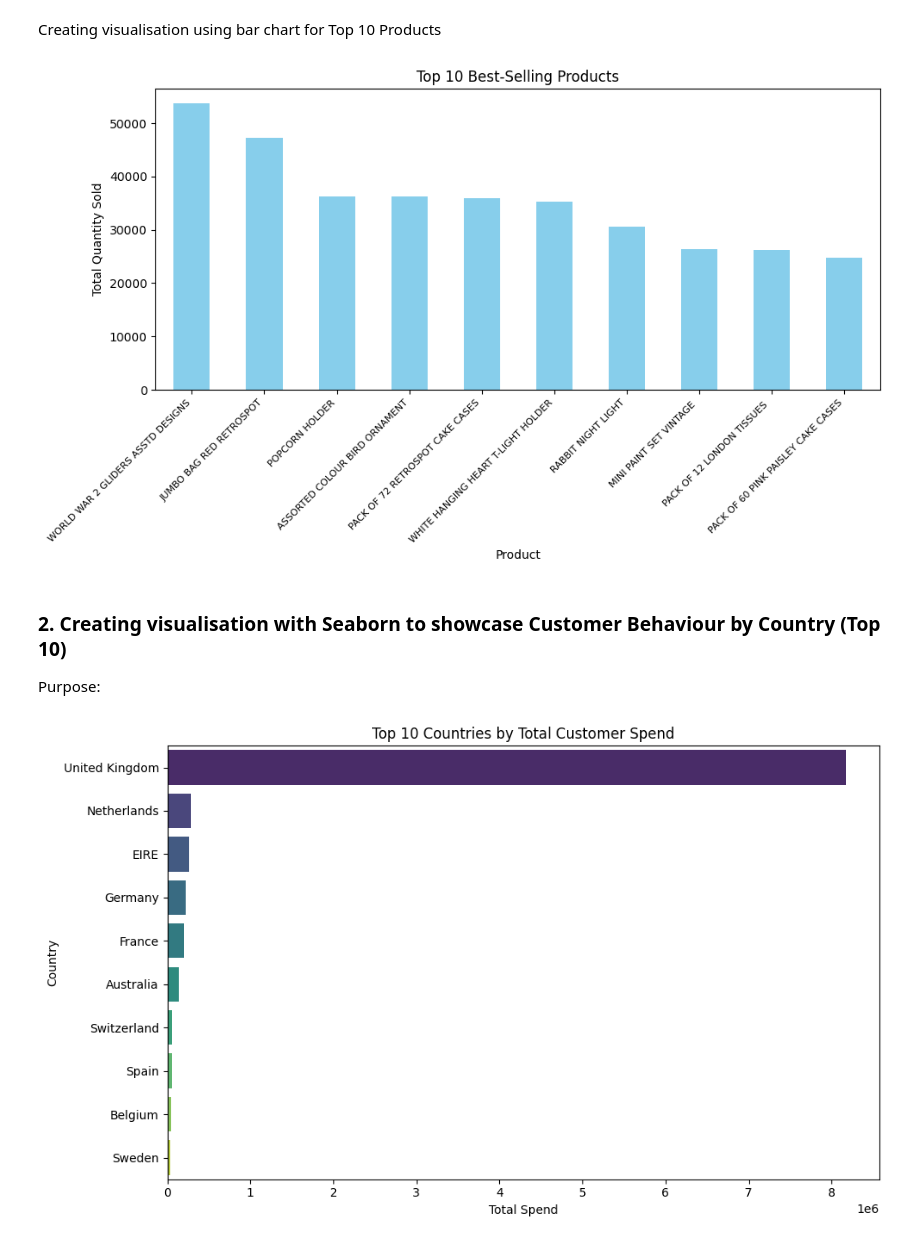
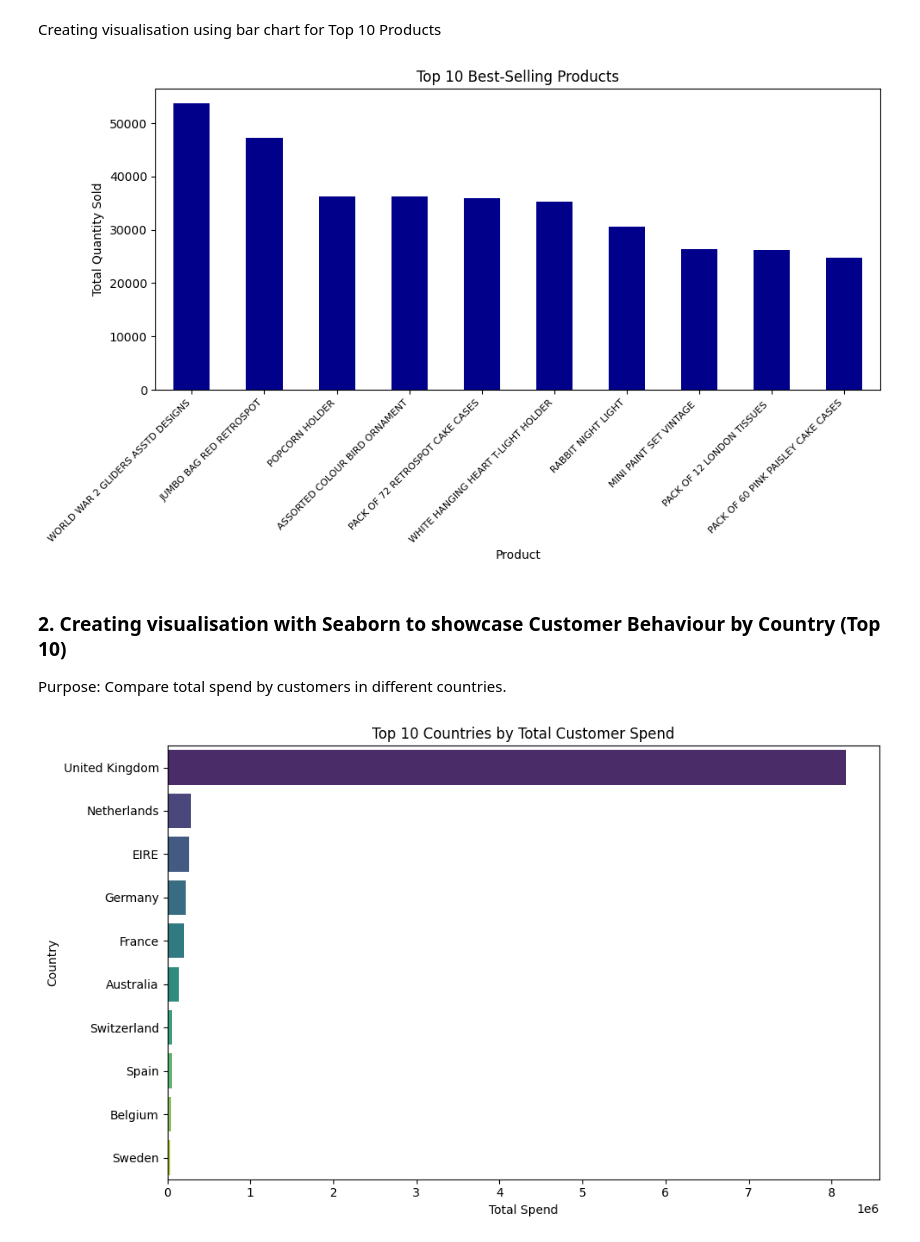
Before and after one commit to InsightsByIvy/Online-Retail-Transaction-Analysis, a Jupyter notebook: jupyter_notebooks/visualisation.ipynb, the cells around one changed output. Drawn from its saved outputs; the diff is of its cells as text; code cells hidden in the pictures.

```diff
--- a/jupyter_notebooks/visualisation.ipynb
+++ b/jupyter_notebooks/visualisation.ipynb
@@ -42,18 +42,18 @@ Name: Quantity, dtype: int64
 Creating visualisation using bar chart for Top 10 Products
 # %%
 plt.figure(figsize=(10,6))
-top_products.plot(kind='bar', color='skyblue')
+top_products.plot(kind='bar', color='darkblue')
 plt.title('Top 10 Best-Selling Products')
 plt.xlabel('Product')
 plt.ylabel('Total Quantity Sold')
 plt.xticks(rotation=45, ha='right', fontsize=8)
 plt.tight_layout()
 plt.show()
 # %% [output]
-[figure, old version]
+[figure, new version]
 # %% [markdown]
 ### 2. Creating visualisation with Seaborn to showcase Customer Behaviour by Country (Top 10)
-Purpose:
+Purpose: Compare total spend by customers in different countries.
 # %%
 import seaborn as sns
 # %%
```
Also changed, not shown: parts of 10 cells of this notebook.
